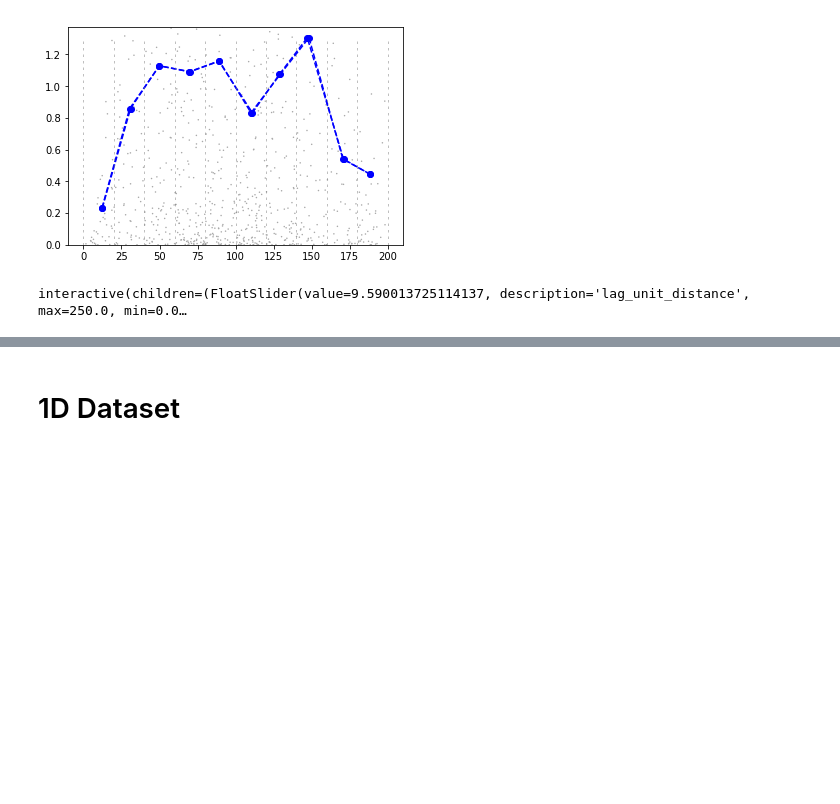
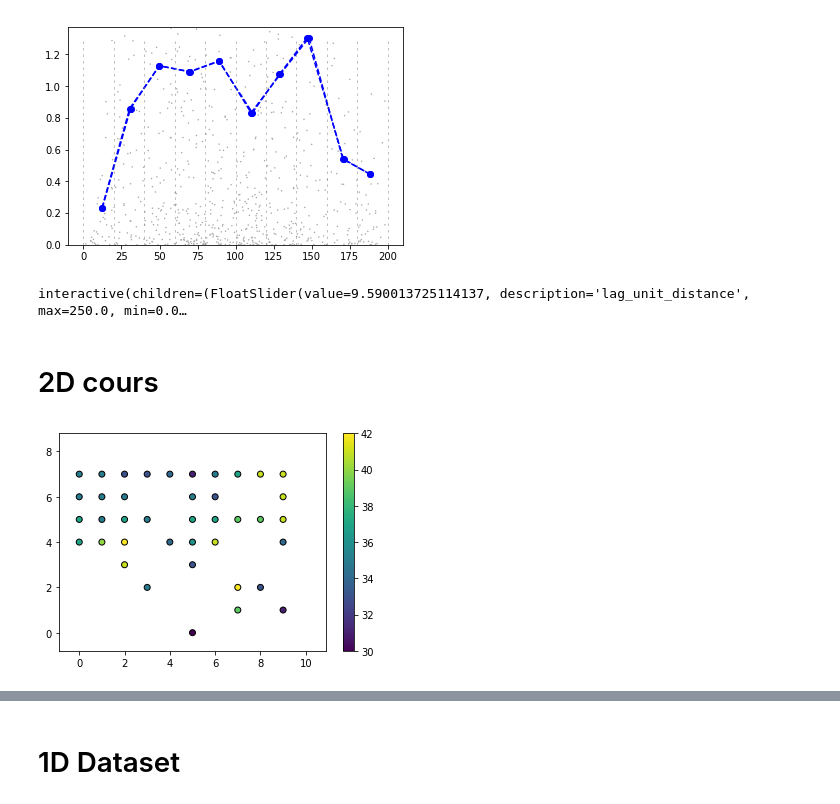
Before and after one commit to gautier-laurent/Geostat_Course, a Jupyter notebook: Geostat Dev.ipynb, the cells around one changed output, grey strips where cells are left out. Saved outputs shown, nothing was run; the diff lists cells and outputs as text; code cells hidden in the pictures; blank space fills up the shorter version.

```diff
--- a/Geostat Dev.ipynb
+++ b/Geostat Dev.ipynb
@@ -63,6 +51,9 @@ class DataSet:
         if val_array is not None:
             self.set_values(val_array)
         self.set_bounding_box(box_array)
+
+    def dimension(self):
+        return len(self.coord_labels)
 
     def set_coordinates(self,coord_array):
         if not self.data.empty:
@@ -516,3 +551,18 @@ def explore_vario(lag_unit_distance,max_lag_distance,selected_lag,selected_pair,
     fig.set_size_inches((16,6))
 # %% [output]
 interactive(children=(FloatSlider(value=9.590013725114137, description='lag_unit_distance', max=250.0, min=0.0…
+# %% [markdown]
+# 2D cours
+# %%
+dataset = DataSet(
+    coord_array=[0,8]+[1,-1]*(np.array([[1,j] for j in range(10)]+\
+[[2,j] for j in range(3)]+[[2,5+j] for j in range(2)]+[[2,9]]+\
+[[3,j] for j in range(4)]+[[3,5+j] for j in range(5)]+\
+[[4,j] for j in range(3)]+[[4,4+j] for j in range(3)]+[[4,9]]+\
+[[5,2],[5,5],[6,3],[6,7],[6,8],[7,7],[7,9],[8,5]])[:,[1,0]]),
+    val_array=[35,35,33,33,34,31,35,37,41,41,35,35,35,35,33,41,37,35,37,35,37,37,39,39,41,37,40,42,34,36,41,34,41,33,35,42,33,39,31,30],
+    box_array=[[0,10],[0,8]]
+)
+dataset.show()
+# %% [output]
+[figure, added]
```
Also changed, not shown: parts of 14 cells of this notebook.
